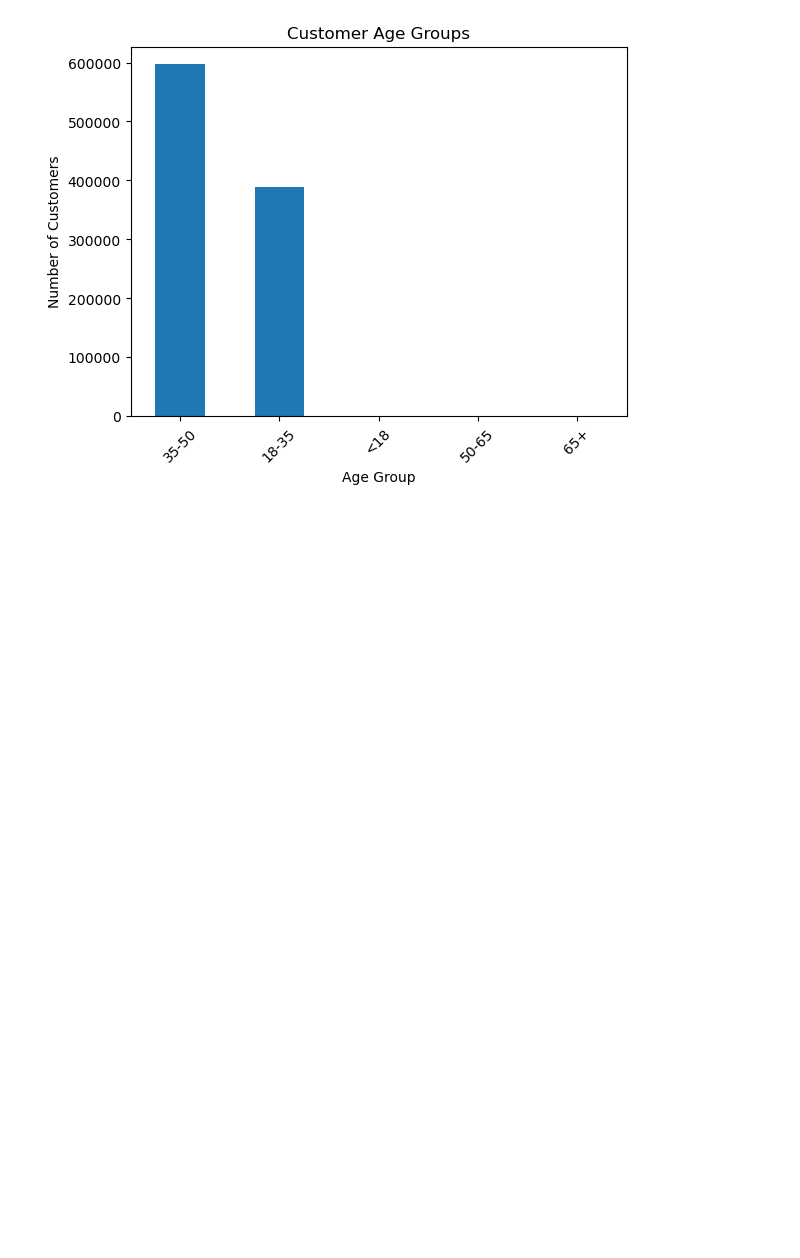
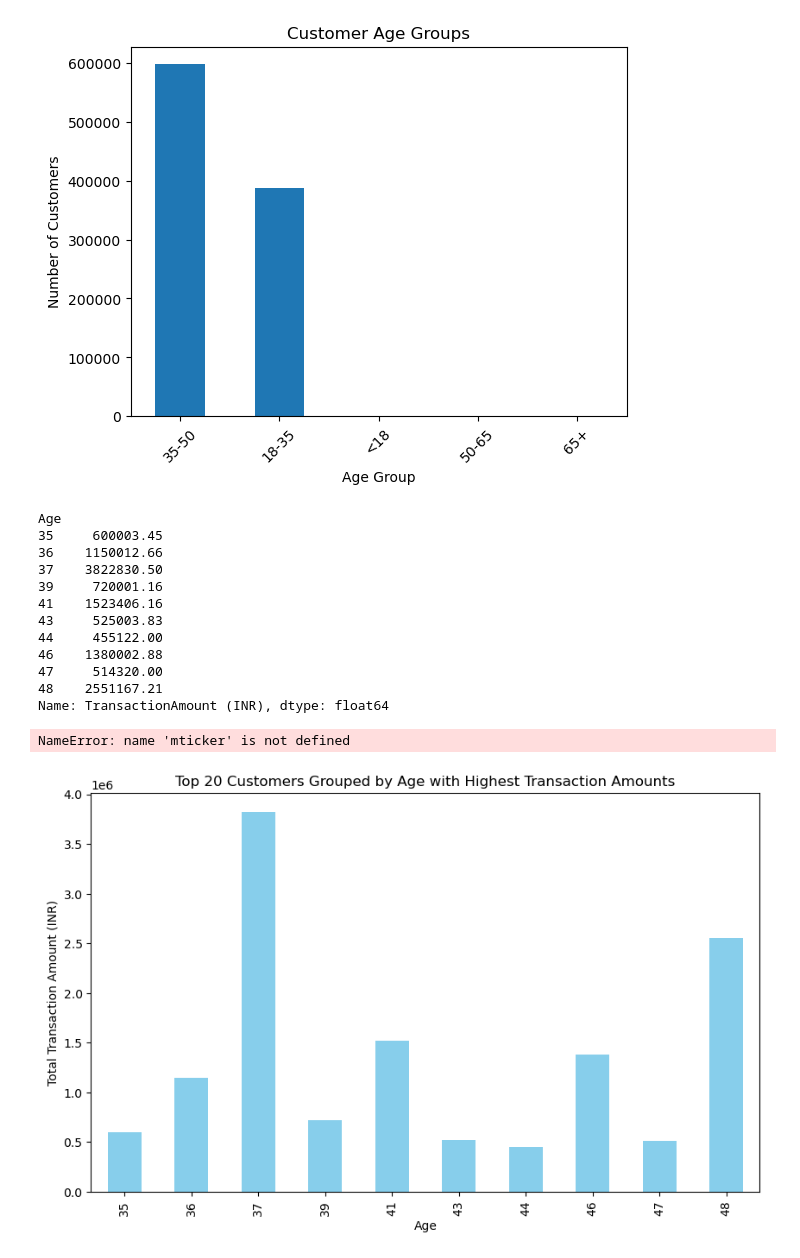
Before and after one commit to usman666/Optimising-Retail-Banking-Strategies, a Jupyter notebook: Analyis.ipynb, the cells around one changed output. Drawn from its saved outputs; the diff is of its cells as text; code cells hidden in the pictures; blank space fills up the shorter version.

```diff
--- a/Analyis.ipynb
+++ b/Analyis.ipynb
@@ -145,3 +244,44 @@ plt.ylabel('Number of Customers')
 plt.show()
 # %% [output]
 [figure]
+# %%
+# Calculate the age of customers
+df_cleaned['Age'] = (pd.to_datetime('today') - df_cleaned['CustomerDOB']).dt.days // 365
+
+# Sort the DataFrame by transaction amount in descending order and select the top 20 customers
+top_20_customers = df_cleaned.sort_values(by='TransactionAmount (INR)', ascending=False).head(20)
+
+# Group the top 20 customers by age and sum their transaction amounts
+grouped_by_age = top_20_customers.groupby('Age')['TransactionAmount (INR)'].sum()
+
+# Display the grouped data
+print(grouped_by_age)
+
+# Plot the grouped data
+plt.figure(figsize=(10, 6))
+grouped_by_age.plot(kind='bar', color='skyblue')
+plt.title('Top 20 Customers Grouped by Age with Highest Transaction Amounts')
+plt.xlabel('Age')
+plt.ylabel('Total Transaction Amount (INR)')
+
+ #Remove scientific notation from the y-axis
+plt.gca().yaxis.set_major_formatter(mticker.ScalarFormatter(useOffset=False))
+plt.gca().yaxis.get_major_formatter().set_scientific(False)
+
+plt.xticks(rotation=45)
+plt.show()
+# %% [output]
+Age
+35     600003.45
+36    1150012.66
+37    3822830.50
+39     720001.16
+41    1523406.16
+43     525003.83
+44     455122.00
+46    1380002.88
+47     514320.00
+48    2551167.21
+Name: TransactionAmount (INR), dtype: float64
+NameError: name 'mticker' is not defined
+[figure, added]
```
Also changed, not shown: parts of 10 cells of this notebook.
